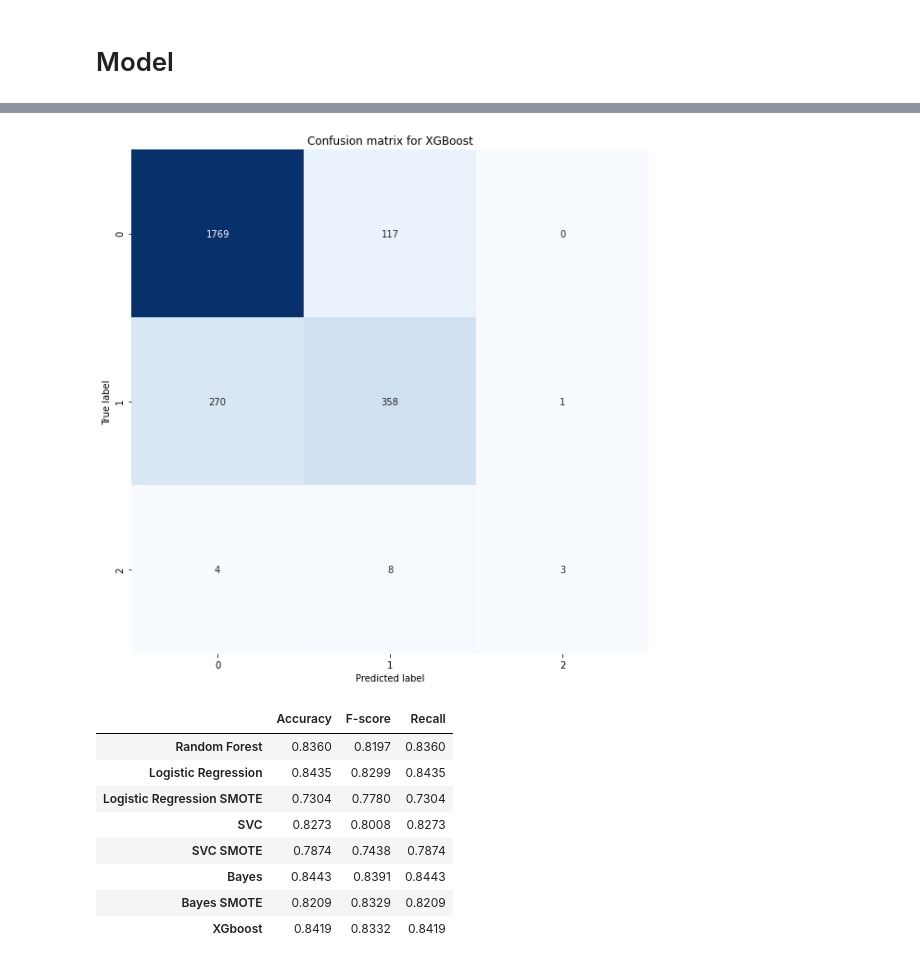
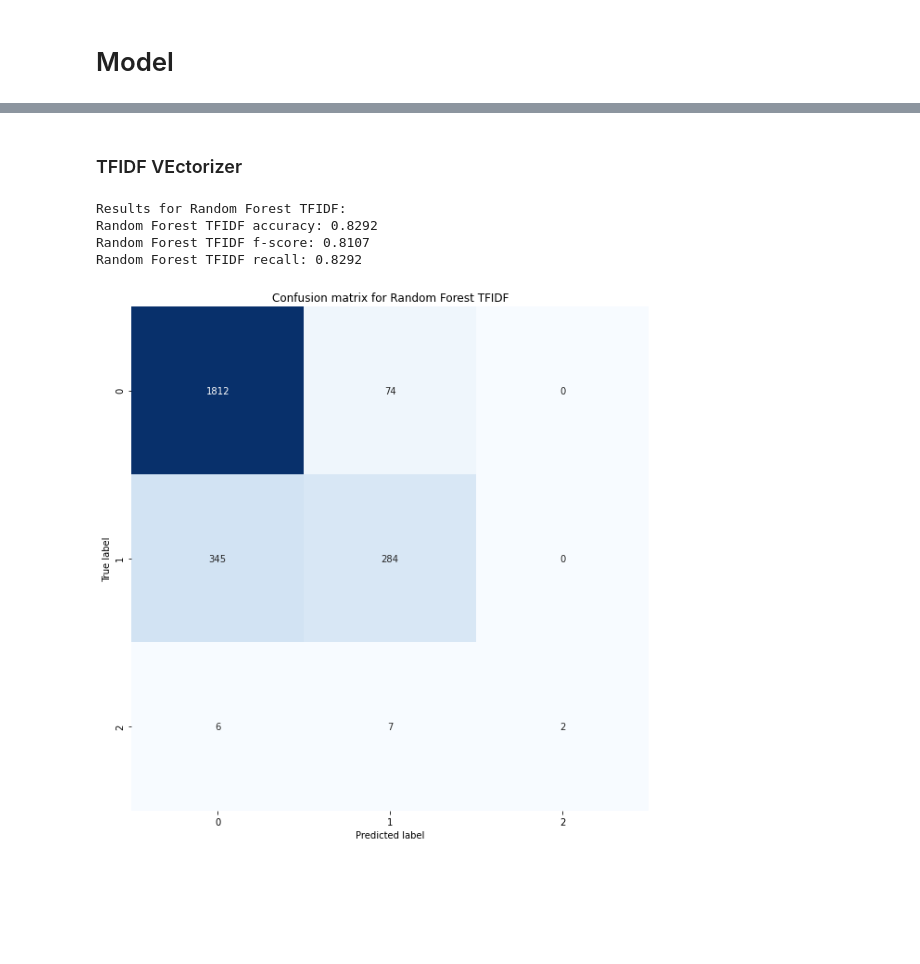
Before and after one commit to PatrykKotulak/Master-thesis, a Jupyter notebook: Hate_Speech_Detection.ipynb, the cells around one changed output, grey strips where cells are left out. Saved outputs shown, nothing was run; the diff lists cells and outputs as text; code cells hidden in the pictures; blank space fills up the shorter version.

```diff
--- a/Hate_Speech_Detection.ipynb
+++ b/Hate_Speech_Detection.ipynb
@@ -23,14 +22,14 @@ result = ''
 # %%
 data = Preprocessing()
 # %%
-data.load_data()
-data.remove_quoting_comments()
-data.demojize()
-data.clean_text()
-data.stopwords_remove()
-data.lemmatize_text()
-data.correct_typo_words()
-data.token_join()
-data.write_to_file()
+# data.load_data()
+# data.remove_quoting_comments()
+# data.demojize()
+# data.clean_text()
+# data.stopwords_remove()
+# data.lemmatize_text()
+# data.correct_typo_words()
+# data.token_join()
+# data.write_to_file()
 # %% [markdown]
 # Model
@@ -167,8 +35,0 @@ val = xgboost.DMatrix(X_val, label=y_val)
-# %%
-param = {'max_depth':50, 'eta':0.5, 'objective': 'multi:softmax', 'num_class': 3}
-epochs=100
-bst = xgboost.train(param, train, epochs)
-# make prediction
-preds = bst.predict(val)
-result = add_to_table_xgboost(y_val, preds, result, 'XGboost')
-print(classification_report(y_val,preds))
@@ -185,16 +35,0 @@ weighted avg       0.83      0.84      0.83      2530
-# %%
-plot_confusion_matrix(y_val, preds, 'XGBoost')
-# %% [output]
-[figure, removed]
-# %%
-result.transpose()
-# %% [output]
-|  | Accuracy | F-score | Recall |
-| Random Forest | 0.8360 | 0.8197 | 0.8360 |
-| Logistic Regression | 0.8435 | 0.8299 | 0.8435 |
-| Logistic Regression SMOTE | 0.7304 | 0.7780 | 0.7304 |
-| SVC | 0.8273 | 0.8008 | 0.8273 |
-| SVC SMOTE | 0.7874 | 0.7438 | 0.7874 |
-| Bayes | 0.8443 | 0.8391 | 0.8443 |
-| Bayes SMOTE | 0.8209 | 0.8329 | 0.8209 |
-| XGboost | 0.8419 | 0.8332 | 0.8419 |
@@ -200,0 +40,18 @@ result.transpose()
+# %% [markdown]
+### TFIDF VEctorizer
+# %%
+# Random Forest
+
+rf = Modeling(RandomForestClassifier(n_estimators=1000, random_state=0),
+              data.X_train_tfidf, data.X_val_tfidf, data.y_train, data.y_val, result,
+              'Random Forest TFIDF')
+rf.fit_predict()
+rf.print_results()
+rf.plot_confusion_matrix()
+result = rf.add_to_table()
+# %% [output]
+Results for Random Forest TFIDF:
+Random Forest TFIDF accuracy: 0.8292
+Random Forest TFIDF f-score: 0.8107
+Random Forest TFIDF recall: 0.8292
+[figure, added]
```
Also changed, not shown: parts of 34 cells of this notebook, 4 other files.
